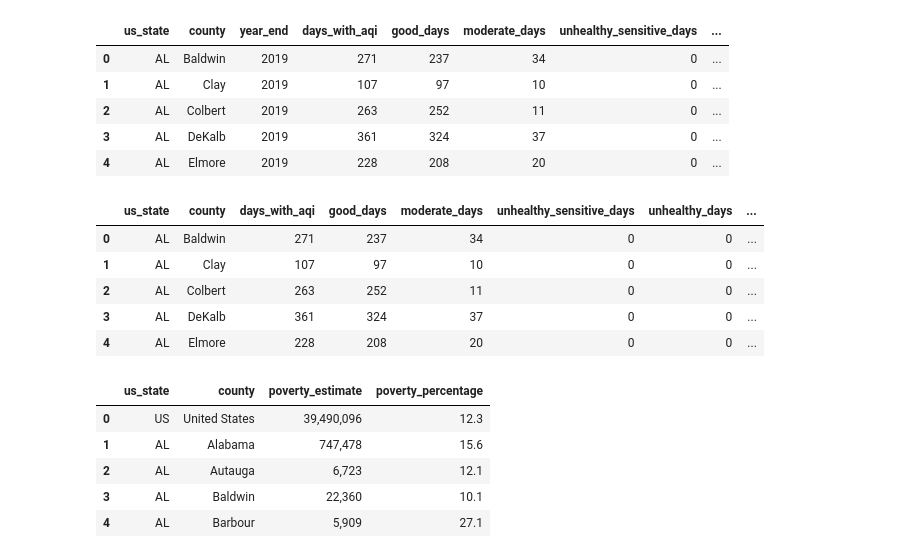
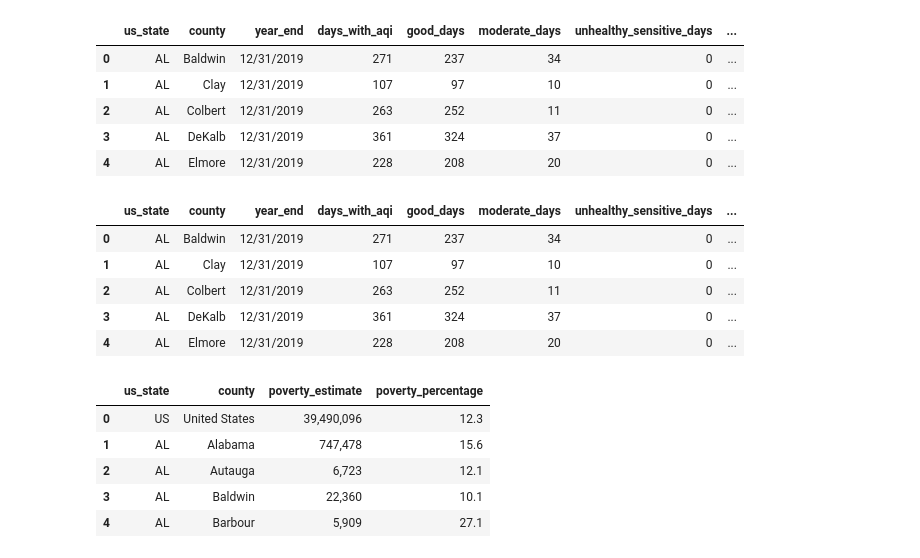
Before and after one commit to sarahheavner/Project2, a Jupyter notebook: Untitled.ipynb, the cells around one changed output. Cells and saved outputs as stored; diff of their text form; code cells hidden in the pictures.

```diff
--- a/Untitled.ipynb
+++ b/Untitled.ipynb
@@ -3,26 +3,26 @@
 import pandas as pd
 # %%
 # Read csv file with the pandas library
-aqi_df = pd.read_csv("New_Data/aqi2019.csv")
+aqi_df = pd.read_csv("original_data/aqi2019.csv")
 
 aqi_df.head()
 # %% [output]
 |  | us_state | county | year_end | days_with_aqi | good_days | moderate_days | unhealthy_sensitive_days | ... |
-| 0 | AL | Baldwin | 2019 | 271 | 237 | 34 | 0 | ... |
-| 1 | AL | Clay | 2019 | 107 | 97 | 10 | 0 | ... |
-| 2 | AL | Colbert | 2019 | 263 | 252 | 11 | 0 | ... |
-| 3 | AL | DeKalb | 2019 | 361 | 324 | 37 | 0 | ... |
-| 4 | AL | Elmore | 2019 | 228 | 208 | 20 | 0 | ... |
+| 0 | AL | Baldwin | 12/31/2019 | 271 | 237 | 34 | 0 | ... |
+| 1 | AL | Clay | 12/31/2019 | 107 | 97 | 10 | 0 | ... |
+| 2 | AL | Colbert | 12/31/2019 | 263 | 252 | 11 | 0 | ... |
+| 3 | AL | DeKalb | 12/31/2019 | 361 | 324 | 37 | 0 | ... |
+| 4 | AL | Elmore | 12/31/2019 | 228 | 208 | 20 | 0 | ... |
 # %%
 #remove unnecessary columns
-clean_aqi = aqi_df[['us_state', 'county', 'days_with_aqi', 'good_days', 'moderate_days', 'unhealthy_sensitive_days', 'unhealthy_days', 'very_unhealthy_days', 'hazardous_days']]
+clean_aqi = aqi_df[['us_state', 'county', 'year_end', 'days_with_aqi', 'good_days', 'moderate_days', 'unhealthy_sensitive_days', 'unhealthy_days', 'very_unhealthy_days', 'hazardous_days']]
 clean_aqi.head()
 # %% [output]
-|  | us_state | county | days_with_aqi | good_days | moderate_days | unhealthy_sensitive_days | unhealthy_days | ... |
-| 0 | AL | Baldwin | 271 | 237 | 34 | 0 | 0 | ... |
-| 1 | AL | Clay | 107 | 97 | 10 | 0 | 0 | ... |
-| 2 | AL | Colbert | 263 | 252 | 11 | 0 | 0 | ... |
-| 3 | AL | DeKalb | 361 | 324 | 37 | 0 | 0 | ... |
-| 4 | AL | Elmore | 228 | 208 | 20 | 0 | 0 | ... |
+|  | us_state | county | year_end | days_with_aqi | good_days | moderate_days | unhealthy_sensitive_days | ... |
+| 0 | AL | Baldwin | 12/31/2019 | 271 | 237 | 34 | 0 | ... |
+| 1 | AL | Clay | 12/31/2019 | 107 | 97 | 10 | 0 | ... |
+| 2 | AL | Colbert | 12/31/2019 | 263 | 252 | 11 | 0 | ... |
+| 3 | AL | DeKalb | 12/31/2019 | 361 | 324 | 37 | 0 | ... |
+| 4 | AL | Elmore | 12/31/2019 | 228 | 208 | 20 | 0 | ... |
 # %%
 # Read csv file with the pandas library
```
Also changed, not shown: parts of 7 cells of this notebook, 13 other files.
